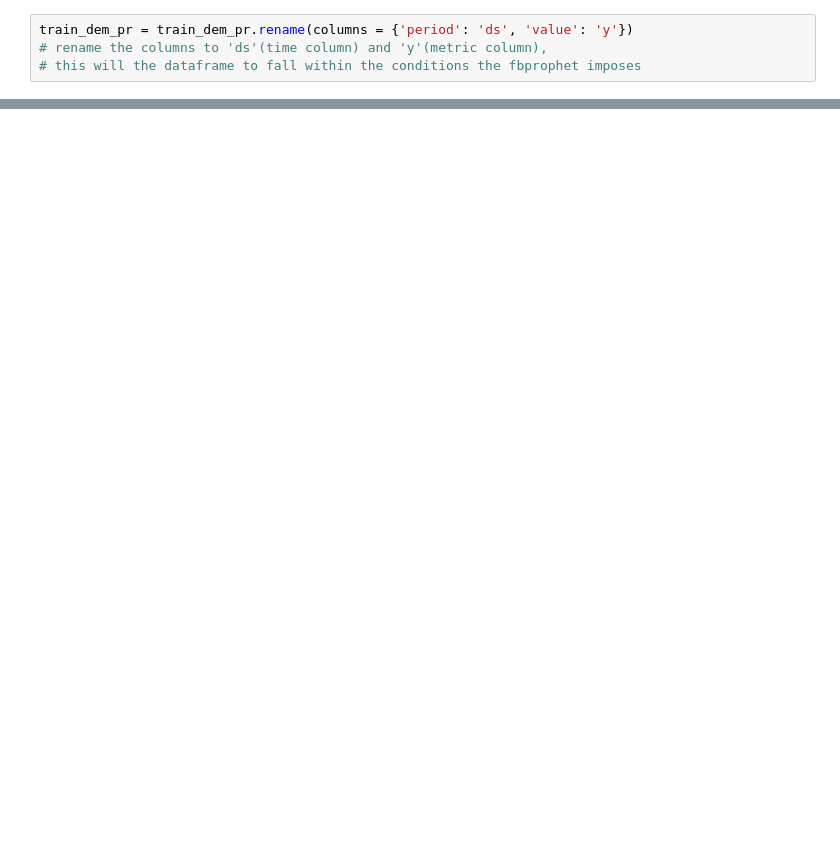
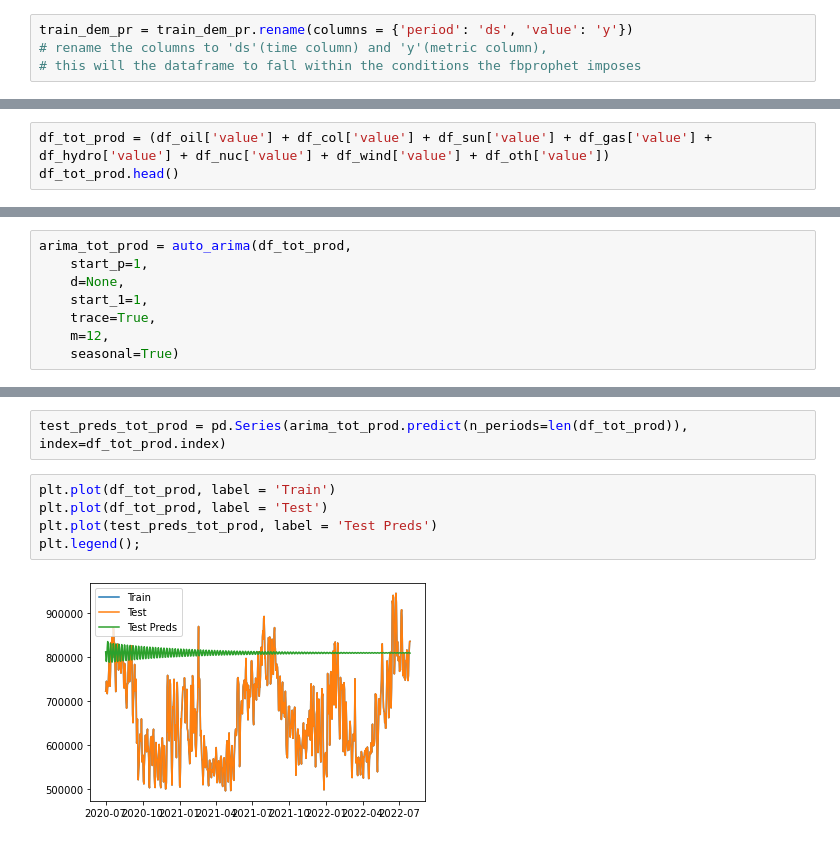
Before and after one commit to cdfurr/Solar-Power, a Jupyter notebook: Notebooks/Notebook_5.ipynb, the cells around one changed output, grey strips where cells are left out. Saved outputs shown, nothing was run; the diff lists cells and outputs as text; blank space fills up the shorter version.

```diff
--- a/Notebooks/Notebook_5.ipynb
+++ b/Notebooks/Notebook_5.ipynb
@@ -1885,0 +1794,3 @@ TypeError: 'NoneType' object is not subscriptable
+# %%
+df_tot_prod = (df_oil['value'] + df_col['value'] + df_sun['value'] + df_gas['value'] + df_hydro['value'] + df_nuc['value'] + df_wind['value'] + df_oth['value'])
+df_tot_prod.head()
@@ -1885,0 +1814,8 @@ TypeError: 'NoneType' object is not subscriptable
+# %%
+arima_tot_prod = auto_arima(df_tot_prod,
+    start_p=1,
+    d=None,
+    start_1=1,
+    trace=True,
+    m=12,
+    seasonal=True)
@@ -1885,0 +1867,9 @@ TypeError: 'NoneType' object is not subscriptable
+# %%
+test_preds_tot_prod = pd.Series(arima_tot_prod.predict(n_periods=len(df_tot_prod)), index=df_tot_prod.index)
+# %%
+plt.plot(df_tot_prod, label = 'Train')
+plt.plot(df_tot_prod, label = 'Test')
+plt.plot(test_preds_tot_prod, label = 'Test Preds')
+plt.legend();
+# %% [output]
+[figure, added]
```
Also changed, not shown: parts of 108 cells of this notebook.
